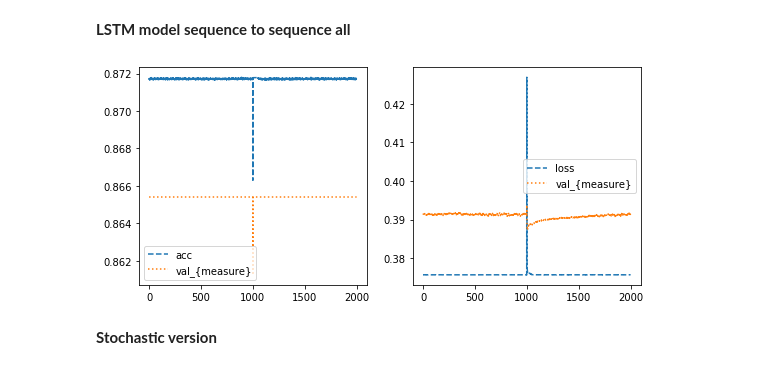
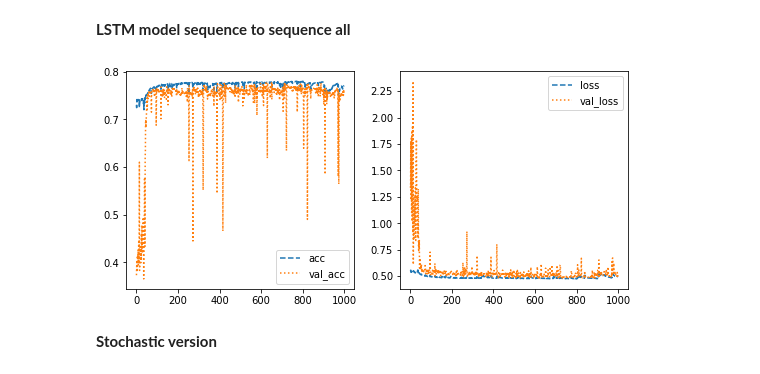
Before and after one commit to Nikoleta-v3/Training-IPD-strategies-with-RNN, a Jupyter notebook: LSTM sequence to class vs basic.ipynb, the cells around one changed output. Drawn from its saved outputs; the diff is of its cells as text; code cells hidden in the pictures.

```diff
--- a/LSTM sequence to class vs basic.ipynb
+++ b/LSTM sequence to class vs basic.ipynb
@@ -33,7 +37,7 @@ def read_validation_dataframes(files_location):
 # %% [markdown]
 **LSTM model sequence to sequence top twenty**
 # %%
-files_location = "hawk_output/output_unknown_lstm_top_twenty/validation_measures_run_*.csv"
+files_location = "hawk_output/output_lstm_unknown_model_top_twenty/validation_measures_run_*.csv"
 df = read_validation_dataframes(files_location)
 # %%
 fig, ax = plt.subplots(ncols=2, figsize=(9, 4))
@@ -207,14 +110,14 @@ p.show()
 # %% [markdown]
 **LSTM model sequence to sequence all**
 # %%
-files_location = "hawk_output/output_lstm_unknown_lenght/validation_measures_run_*.csv"
+files_location = "hawk_output/output_lstm_unknown_model/validation_measures_run_*.csv"
 df = read_validation_dataframes(files_location)
 # %%
 fig, ax = plt.subplots(ncols=2, figsize=(9, 4))
 
 for i, measure in enumerate(['acc', 'loss']):
     ax[i].plot(df[measure], '--', label=measure);
-    ax[i].plot(df[f'val_{measure}'], ':', label='val_{measure}');
+    ax[i].plot(df[f'val_{measure}'], ':', label=f'val_{measure}');
     ax[i].legend();
 # %% [output]
-[figure, old version]
+[figure, new version]
```
Also changed, not shown: parts of 54 cells of this notebook, 3 other files.
